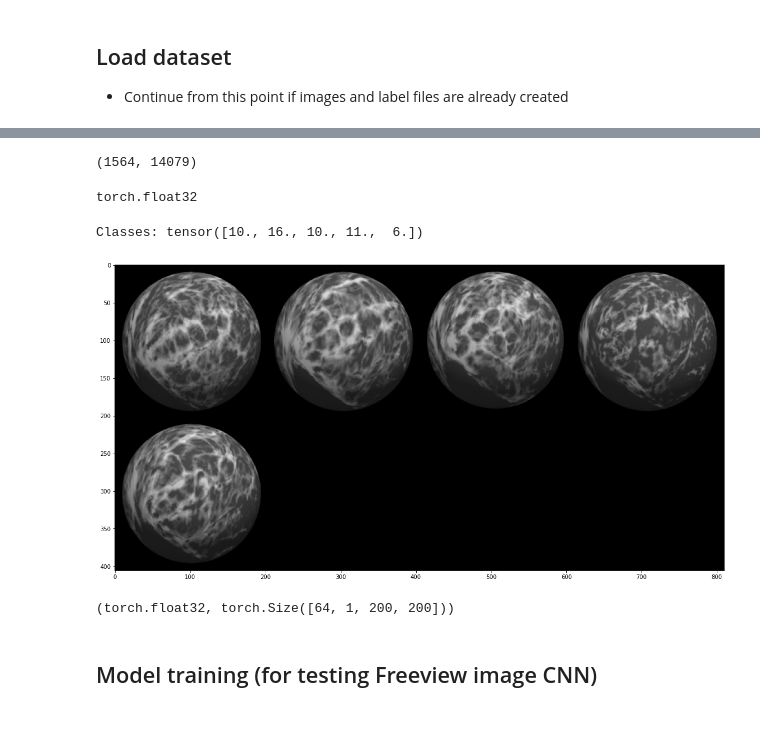
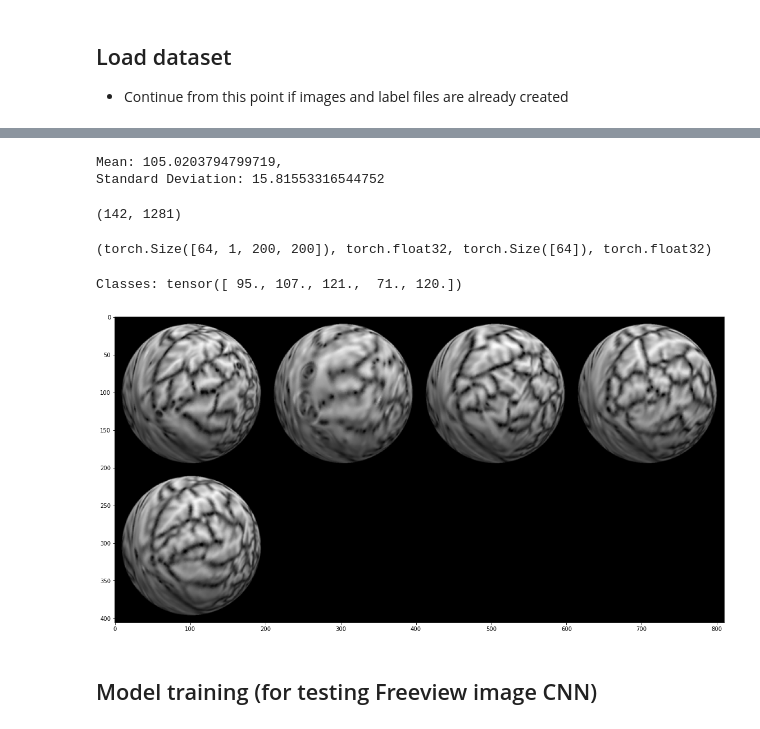
Before and after one commit to sambjohnson/cnn-mri, a Jupyter notebook: cnn-regression-3-11-2022-Age-Thickness-Testsplit.ipynb, the cells around one changed output, grey strips where cells are left out. Cells and saved outputs as stored; diff of their text form; code cells hidden in the pictures.

```diff
--- a/cnn-regression-3-11-2022-Age-Thickness-Testsplit.ipynb
+++ b/cnn-regression-3-11-2022-Age-Thickness-Testsplit.ipynb
@@ -218,9 +204,17 @@ test_df
+# %%
+# compute statistics of reading scores
+m = test_df['Read'].mean()
+s = test_df['Read'].std()
+print(f'Mean: {m}, \nStandard Deviation: {s}')
+# %% [output]
+Mean: 105.0203794799719,
+Standard Deviation: 15.81553316544752
 # %%
 # load total dataset
-thickness = CustomImageDataset(f'{label_dir}/age_thickness_sphere_labels.csv', image_dir, transform=transforms.ConvertImageDtype(torch.float32), target_transform=ToFloat())
+read_curv = CustomImageDataset(f'{label_dir}/{readlabels}', image_dir, transform=transforms.ConvertImageDtype(torch.float32), target_transform=ToFloat())
 # %%
 # create random split into train and test sets
-nsamples = len(thickness)
+nsamples = len(read_curv)
 indices = list(range(nsamples))
 ntest = nsamples // 10
 ntrain = nsamples - ntest
@@ -228,51 +222,36 @@ test_indices = list(np.random.choice(indices, size=ntest, replace=False))
 train_indices = list(set(indices) - set(test_indices))
 (len(test_indices), len(train_indices))
 # %% [output]
-(1564, 14079)
+(142, 1281)
 # %%
-thickness_train = torch.utils.data.Subset(thickness, train_indices)
-thickness_test = torch.utils.data.Subset(thickness, test_indices)
+curv_read_train = torch.utils.data.Subset(read_curv, train_indices)
+curv_read_test = torch.utils.data.Subset(read_curv, test_indices)
 # %%
 # create dataloaders for convenient batching
 batch_size = 64
 
-trainloader = DataLoader(thickness_train, batch_size=batch_size, shuffle=True, num_workers=3, pin_memory=True)
-testloader = DataLoader(thickness_test, batch_size=batch_size, shuffle=False, num_workers=3, pin_memory=True)
+trainloader = DataLoader(curv_read_train, batch_size=batch_size, shuffle=True, num_workers=3, pin_memory=True)
+testloader = DataLoader(curv_read_test, batch_size=batch_size, shuffle=False, num_workers=3, pin_memory=True)
 # %%
 train_batch = next(iter(trainloader))
 # %%
-train_batch[1].dtype
+X, y = train_batch
+X.shape, X.dtype, y.shape, y.dtype
 # %% [output]
-torch.float32
+(torch.Size([64, 1, 200, 200]), torch.float32, torch.Size([64]), torch.float32)
 # %%
 # visualize images
 
-import matplotlib.pyplot as plt
-import numpy as np
-
-def imshow(inp, title=None):
-    """Imshow for Tensor."""
-    inp = inp.numpy().transpose((1, 2, 0))
-    # normalization may be required in some cases, but not here
-    # mean = np.array([0.485, 0.456, 0.406])
-    # std = np.array([0.229, 0.224, 0.225])
-    # inp = std * inp + mean
-    # inp = np.clip(inp, 0, 1)
-
-    plt.figure(figsize = (20,10))
-    plt.imshow(inp)
-    if title is not None:
-        plt.title(title)
-    plt.pause(0.001)  # pause a bit so that plots are updated
+from user.utils import imshow
 
 # Get a batch of training data
 inputs, classes = next(iter(trainloader))
 
 # Make a grid from batch (nrows images per row)
 print(f'Classes: {classes[:5]}')
 out = torchvision.utils.make_grid(inputs[:5], nrow=4)
 
 imshow(out)
 # %% [output]
-Classes: tensor([10., 16., 10., 11.,  6.])
+Classes: tensor([ 95., 107., 121.,  71., 120.])
-[figure, old version]
+[figure, new version]
@@ -281,7 +258,3 @@ train_batch = next(iter(trainloader))
-# %%
-train_batch[0].dtype, train_batch[0].shape
-# %% [output]
-(torch.float32, torch.Size([64, 1, 200, 200]))
 # %% [markdown]
 ## Model training (for testing Freeview image CNN)
 # %%
```
Also changed, not shown: parts of 42 cells of this notebook, 1 other file.
